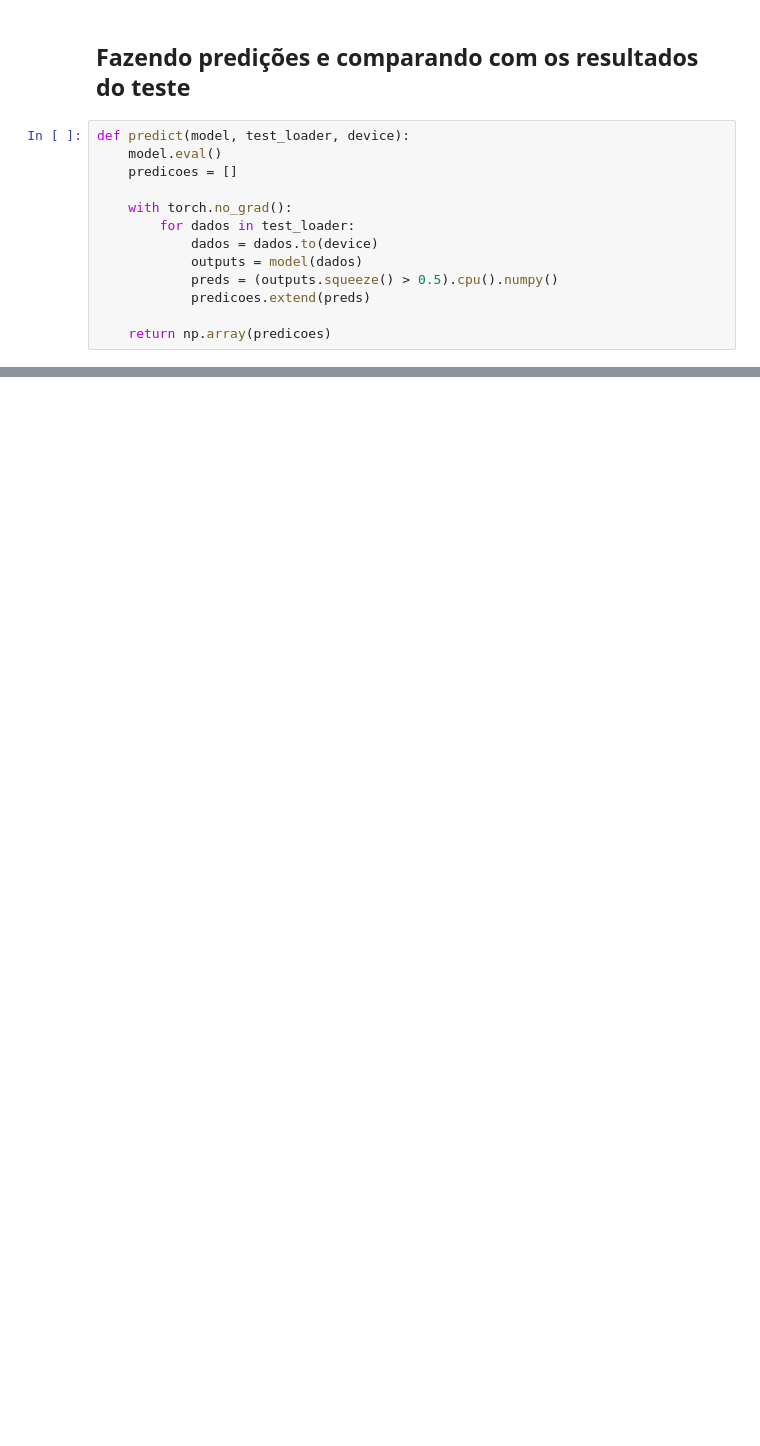
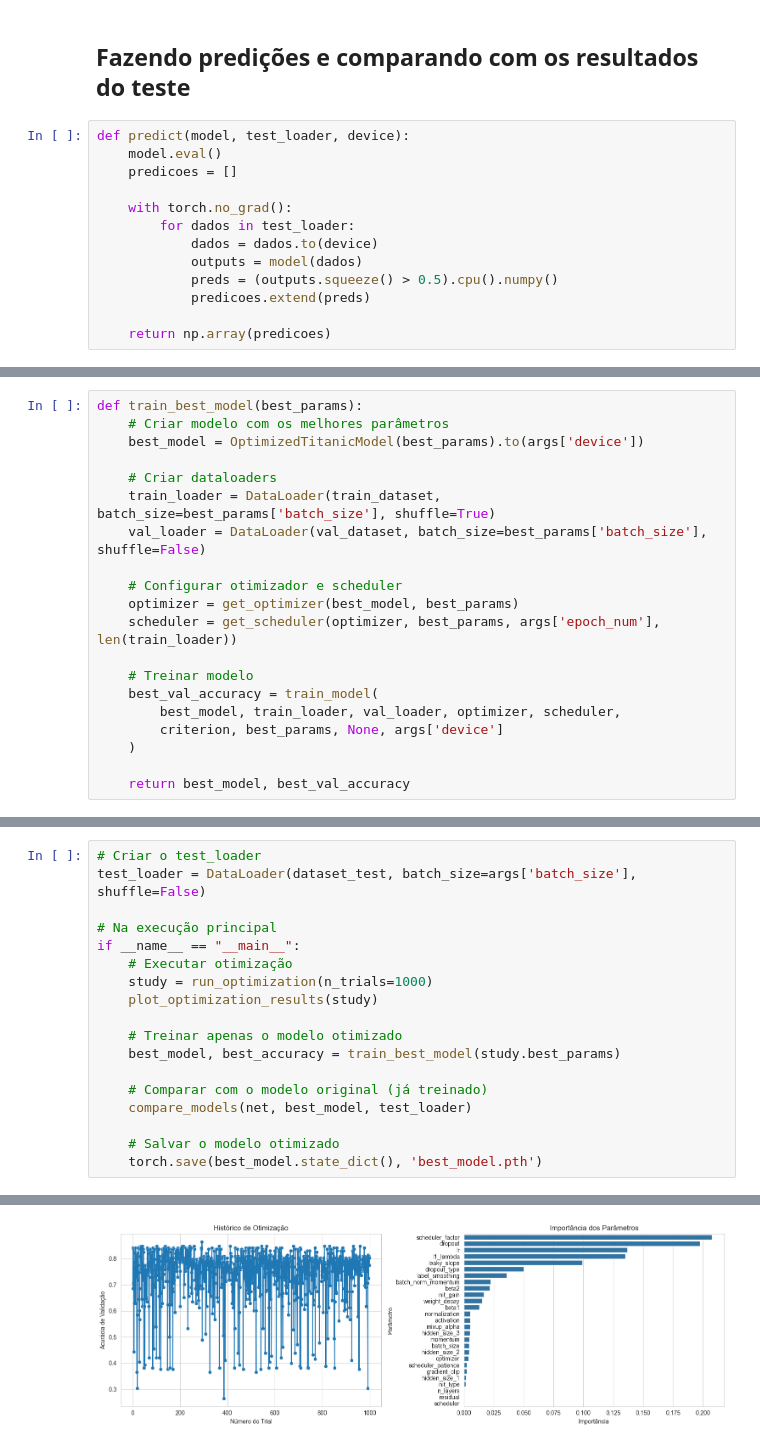
Before and after one commit to brenonevs/facprj-titanic, a Jupyter notebook: src/02_deep_learning.ipynb, the cells around one changed output, grey strips where cells are left out. Cells and saved outputs as stored; diff of their text form; blank space fills up the shorter version.

Commit message:
[improv] Aplicando otimização nas redes

```diff
--- a/src/02_deep_learning.ipynb
+++ b/src/02_deep_learning.ipynb
@@ -860,0 +1265,20 @@ weighted avg       0.95      0.95      0.95       418
+# %%
+def train_best_model(best_params):
+    # Criar modelo com os melhores parâmetros
+    best_model = OptimizedTitanicModel(best_params).to(args['device'])
+
+    # Criar dataloaders
+    train_loader = DataLoader(train_dataset, batch_size=best_params['batch_size'], shuffle=True)
+    val_loader = DataLoader(val_dataset, batch_size=best_params['batch_size'], shuffle=False)
+
+    # Configurar otimizador e scheduler
+    optimizer = get_optimizer(best_model, best_params)
+    scheduler = get_scheduler(optimizer, best_params, args['epoch_num'], len(train_loader))
+
+    # Treinar modelo
+    best_val_accuracy = train_model(
+        best_model, train_loader, val_loader, optimizer, scheduler,
+        criterion, best_params, None, args['device']
+    )
+
+    return best_model, best_val_accuracy
@@ -860,0 +1350,19 @@ weighted avg       0.95      0.95      0.95       418
+# %%
+# Criar o test_loader
+test_loader = DataLoader(dataset_test, batch_size=args['batch_size'], shuffle=False)
+
+# Na execução principal
+if __name__ == "__main__":
+    # Executar otimização
+    study = run_optimization(n_trials=1000)
+    plot_optimization_results(study)
+
+    # Treinar apenas o modelo otimizado
+    best_model, best_accuracy = train_best_model(study.best_params)
+
+    # Comparar com o modelo original (já treinado)
+    compare_models(net, best_model, test_loader)
+
+    # Salvar o modelo otimizado
+    torch.save(best_model.state_dict(), 'best_model.pth')
+# %% [output]
@@ -860,0 +1386 @@ weighted avg       0.95      0.95      0.95       418
+[figure, added]
```
Also changed, not shown: parts of 23 cells of this notebook, 6 other files.
